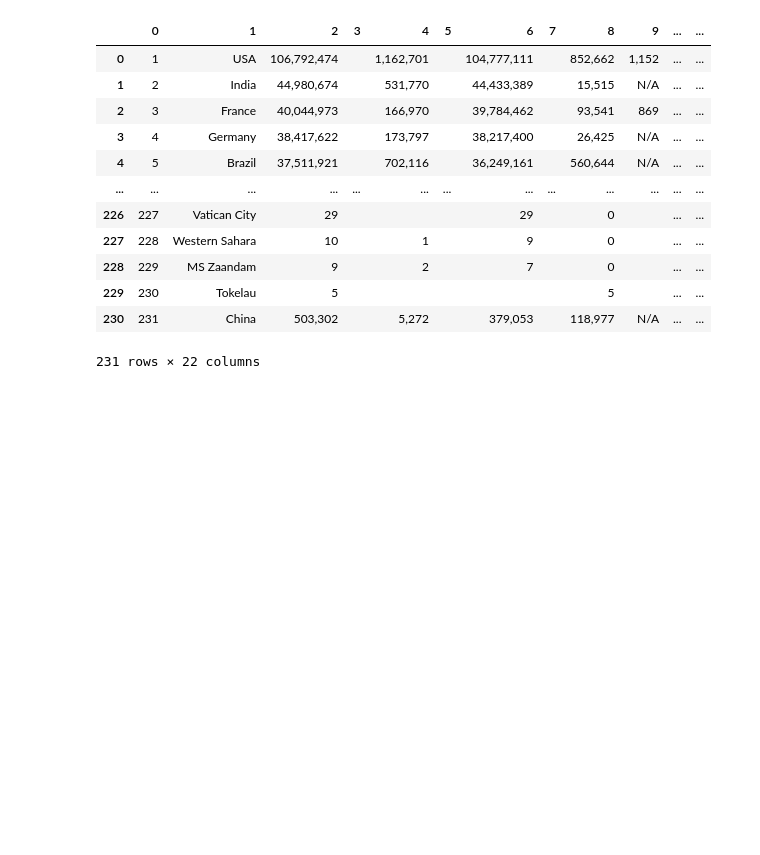
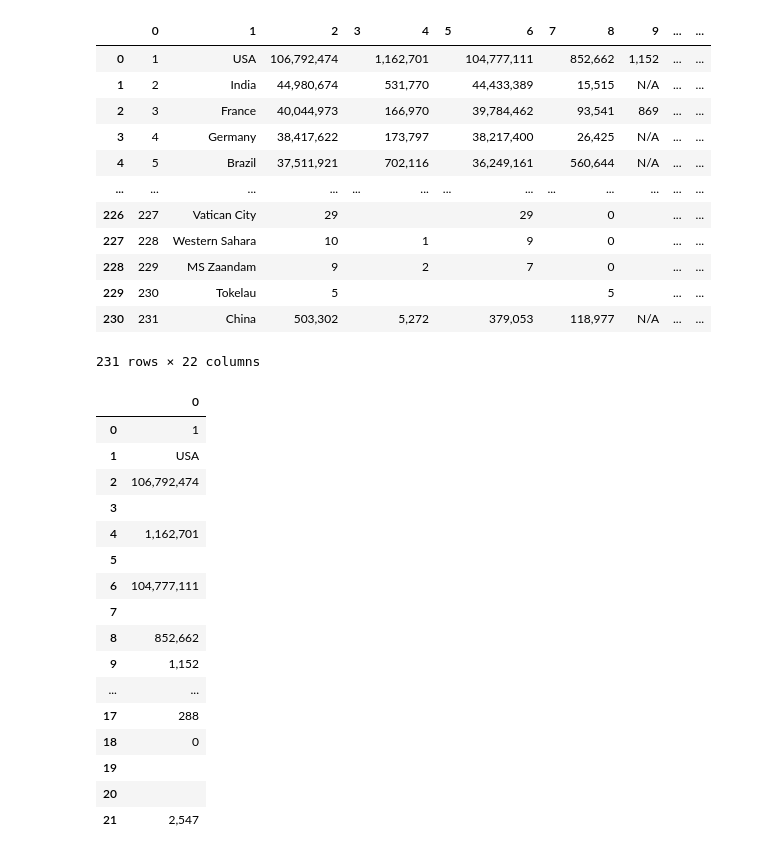
Before and after one commit to Aayush-Basnett/python900, a Jupyter notebook: Solo leveling (solo practice questions)/webScraping/Scraping 1.ipynb, the cells around one changed output. Saved outputs shown, nothing was run; the diff lists cells and outputs as text; code cells hidden in the pictures; blank space fills up the shorter version.

```diff
--- a/Solo leveling (solo practice questions)/webScraping/Scraping 1.ipynb
+++ b/Solo leveling (solo practice questions)/webScraping/Scraping 1.ipynb
@@ -149,3 +149,24 @@ pd.DataFrame(all_data)
 | 229 | 230 | Tokelau | 5 |  |  |  |  |  | 5 |  | ... | ... |
 | 230 | 231 | China | 503,302 |  | 5,272 |  | 379,053 |  | 118,977 | N/A | ... | ... |
 231 rows × 22 columns
+# %%
+# I only want first column
+pd.DataFrame(all_data[0])
+# %% [output]
+|  | 0 |
+| 0 | 1 |
+| 1 | USA |
+| 2 | 106,792,474 |
+| 3 |  |
+| 4 | 1,162,701 |
+| 5 |  |
+| 6 | 104,777,111 |
+| 7 |  |
+| 8 | 852,662 |
+| 9 | 1,152 |
+| ... | ... |
+| 17 | 288 |
+| 18 | 0 |
+| 19 |  |
+| 20 |  |
+| 21 | 2,547 |
```
Also changed, not shown: parts of 1 cell of this notebook, 4 other files.
